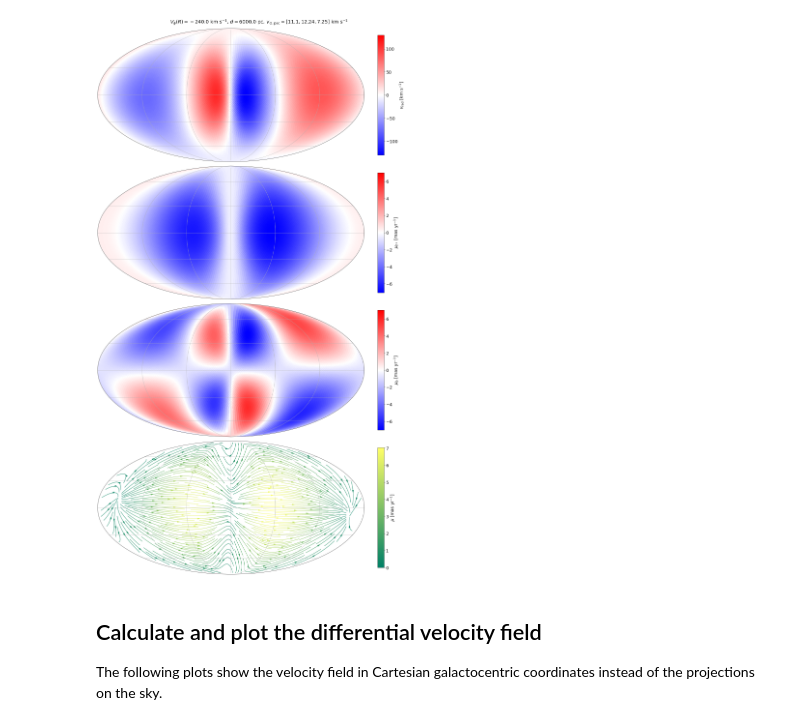
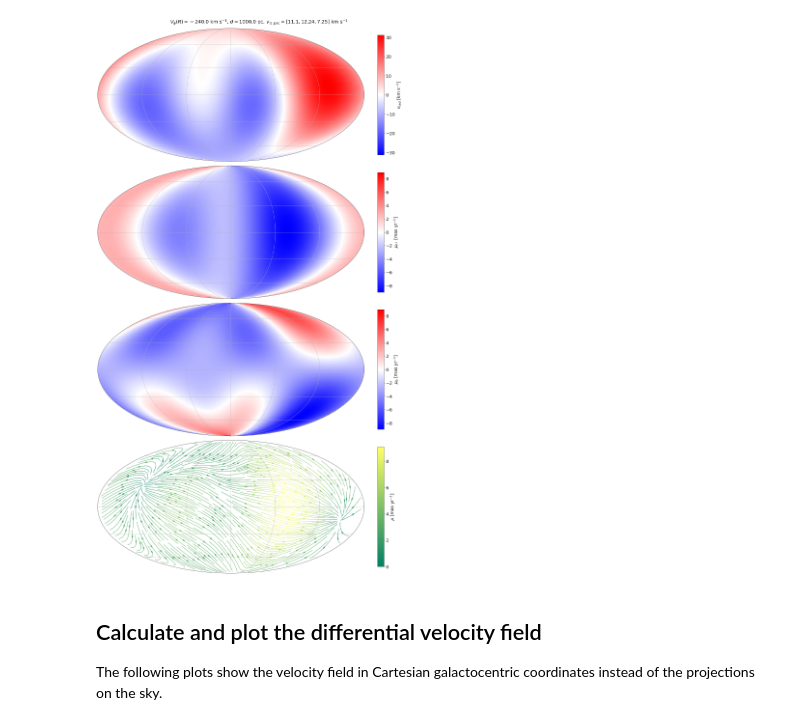
Before and after one commit to agabrown/gaiaedr3-proper-motion-visualizations, a Jupyter notebook: all-sky-average-proper-motions/ExpectedKinematicSkyMaps.ipynb, the cells around one changed output. Drawn from its saved outputs; the diff is of its cells as text; code cells hidden in the pictures.

```diff
--- a/all-sky-average-proper-motions/ExpectedKinematicSkyMaps.ipynb
+++ b/all-sky-average-proper-motions/ExpectedKinematicSkyMaps.ipynb
@@ -119,7 +119,7 @@ b = np.deg2rad(b)
 
 p, q, r = normalTriad(l,b)
 
-distance = 6000.0
+distance = 1000.0
 Rsun = 8178.0
 zsun = 20.8
 vphi = -240.0
@@ -195,34 +195,34 @@ impmb = axpmb.imshow(hppmbmap, transform=defaultProj, cmap=cm.bwr, vmin=pmbrange
 axpmb.invert_xaxis()
 axpmb.gridlines()
 caxpmb = inset_axes(axpmb, "2.5%", "90%", loc='center left',
                   bbox_to_anchor=(1.05, 0., 1, 1),
                   bbox_transform=axpmb.transAxes,
                   borderpad=0)
 cbarpmb = fig.colorbar(impml, cax=caxpmb)
 cbarpmb.set_label('$\mu_b$ [mas yr$^{-1}$]')
 
 axpmfield=fig.add_subplot(gs[3,0], projection=skyProj)
 axpmfield.invert_xaxis()
 pmtot = np.sqrt(pml**2 + pmb**2)
 pmcmap = cm.summer
 axpmfield.streamplot(np.rad2deg(l), np.rad2deg(b), pml, pmb,
           transform=defaultProj, linewidth=1.5, density=3, color=pmtot, maxlength=0.5, arrowsize=1,
               arrowstyle=ArrowStyle.Fancy(head_length=1.0, head_width=.4, tail_width=.4), cmap=pmcmap)
 axpmfield.gridlines()
 caxpmfield = inset_axes(axpmfield, "2.5%", "90%", loc='center left',
                   bbox_to_anchor=(1.05, 0., 1, 1),
                   bbox_transform=axpmfield.transAxes,
                   borderpad=0)
 cbarpmfield = fig.colorbar(ScalarMappable(Normalize(vmin=0, vmax=pmtot.max()), cmap=pmcmap), cax=caxpmfield)
 cbarpmfield.set_label('$\mu$ [mas yr$^{-1}$]')
 
 vsunstr = np.array2string(vsunpeculiar, separator=',')
 fig.suptitle(f'$V_\phi(R)={vphi}$ km s$^{{-1}}$, $d={distance}$ pc, $v_{{\odot,\mathrm{{pec}}}}={vsunstr}$ km s$^{{-1}}$', fontsize=20)
 
 plt.savefig('KinematicsOnSkyToyMilkyWay.png')
 plt.show()
 # %% [output]
-[figure, old version]
+[figure, new version]
 # %% [markdown]
 ## Calculate and plot the differential velocity field
 
```
Also changed, not shown: parts of 1 cell of this notebook, 2 other files.
